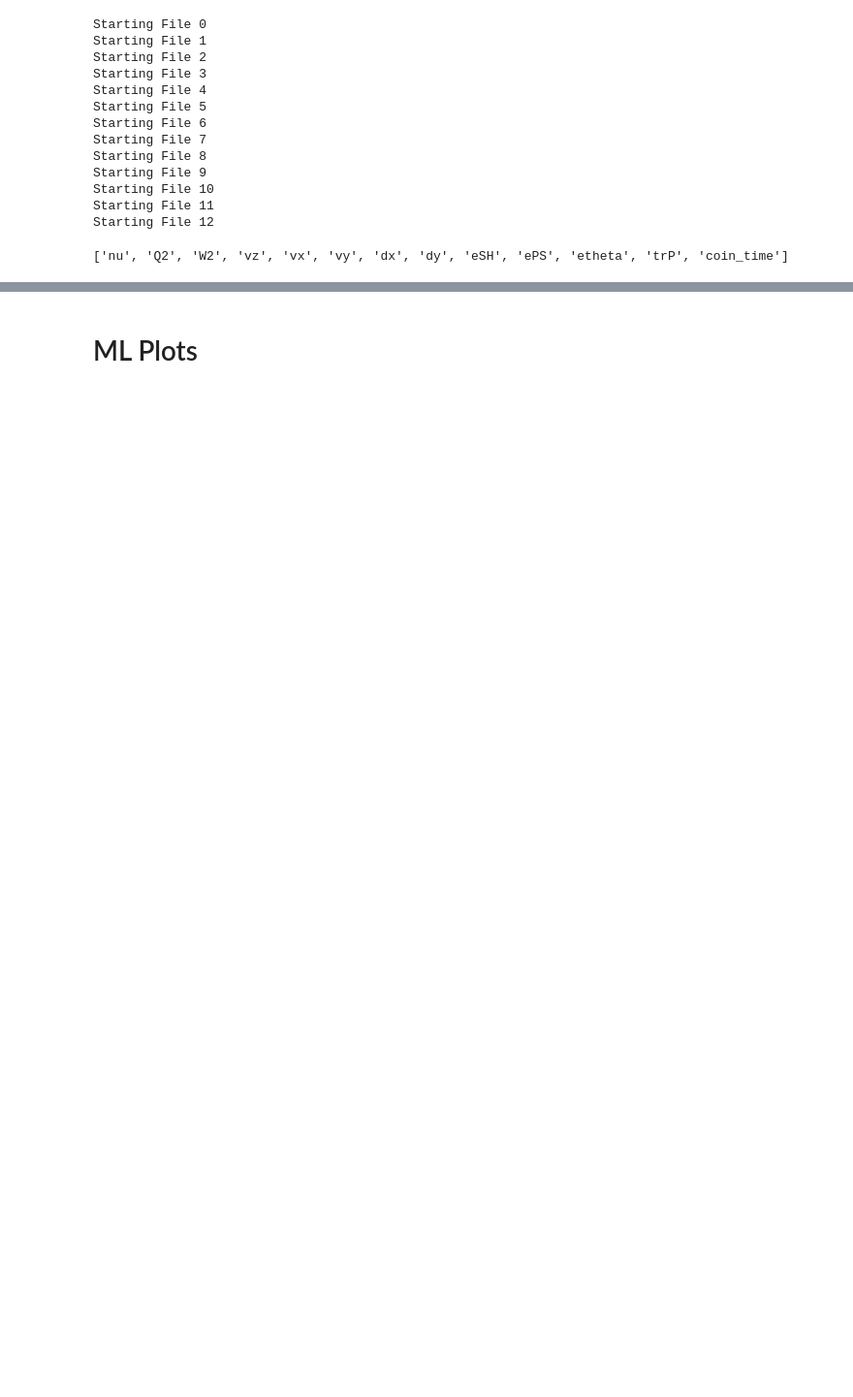
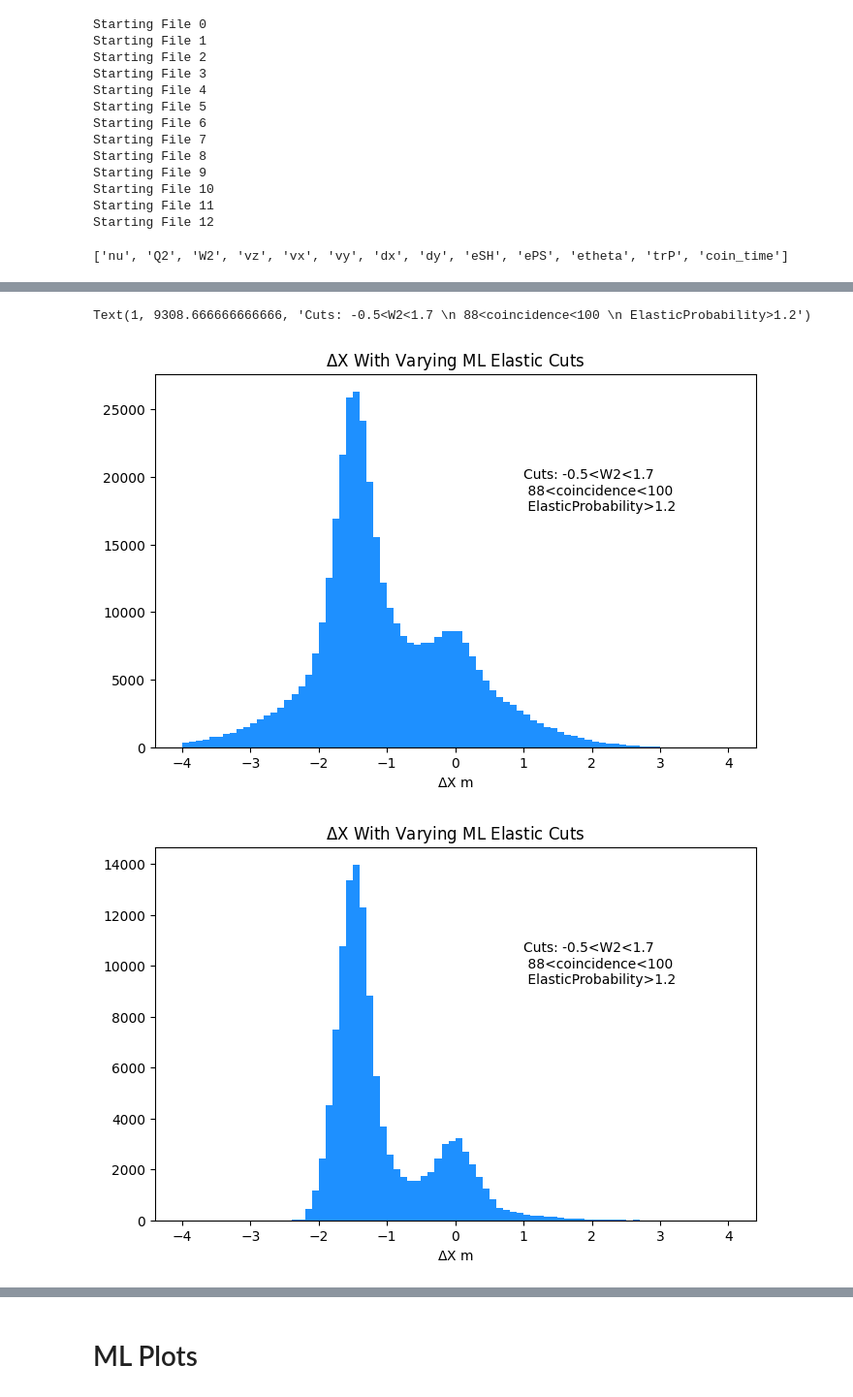
Before and after one commit to hp4xz/GEnAnalysis, a Jupyter notebook: playground/ML_analysis.ipynb, the cells around one changed output, grey strips where cells are left out. Shown at 97% size. Cells and saved outputs as stored; diff of their text form; code cells hidden in the pictures; blank space fills up the shorter version.

```diff
--- a/playground/ML_analysis.ipynb
+++ b/playground/ML_analysis.ipynb
@@ -362,0 +316,25 @@ for i in range(0,10):
+# %%
+mask=np.where((coin > coinmin) & (coin < coinmax) & (w2<W2max) &(w2>W2min) & (prob>0/10))
+figure=plt.figure(figsize=(8,5))
+
+plt.xlabel("$\Delta$X m")
+
+plt.title("$\Delta$X With Varying ML Elastic Cuts")
+allHist=plt.hist(dx[mask],bins=80,range=(-4,4),color='dodgerblue')
+plt.text(1,np.max(allHist[0])/1.5,f"Cuts: {W2min}<W2<{W2max} \n {coinmin}<coincidence<{coinmax} \n ElasticProbability>{i/10}")
+
+
+
+
+mask=np.where((coin > coinmin) & (coin < coinmax) & (w2<W2max) &(w2>W2min) & (prob>9/10))
+figure=plt.figure(figsize=(8,5))
+
+plt.xlabel("$\Delta$X m")
+
+plt.title("$\Delta$X With Varying ML Elastic Cuts")
+elasticHist=plt.hist(dx[mask],bins=80,range=(-4,4),color='dodgerblue')
+plt.text(1,np.max(elasticHist[0])/1.5,f"Cuts: {W2min}<W2<{W2max} \n {coinmin}<coincidence<{coinmax} \n ElasticProbability>{i/10}")
+# %% [output]
+Text(1, 9308.666666666666, 'Cuts: -0.5<W2<1.7 \n 88<coincidence<100 \n ElasticProbability>1.2')
+[figure, added]
+[figure, added]
```
Also changed, not shown: parts of 15 cells of this notebook, 1 other file.
